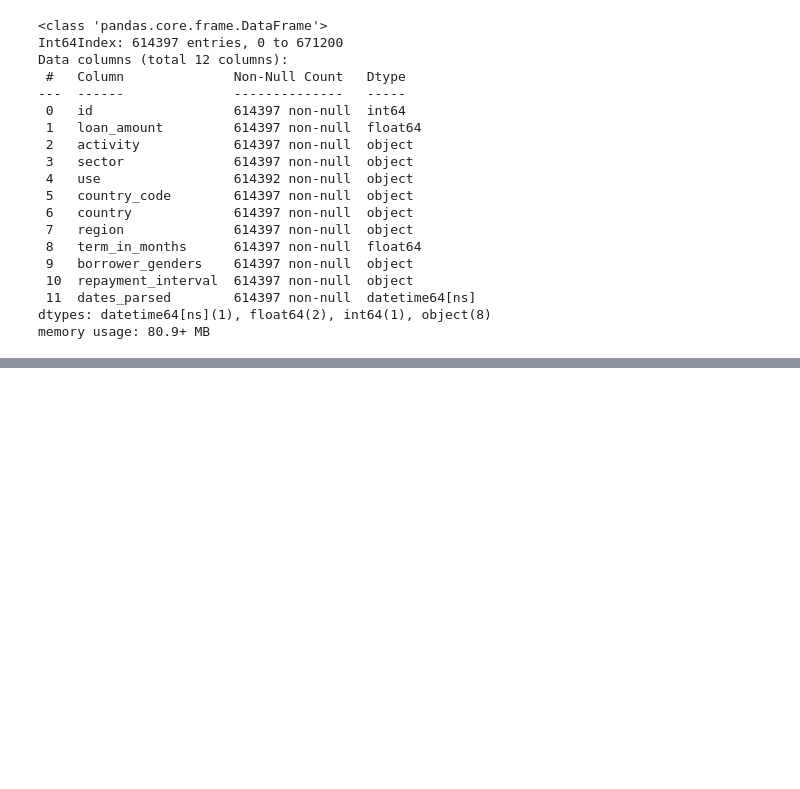
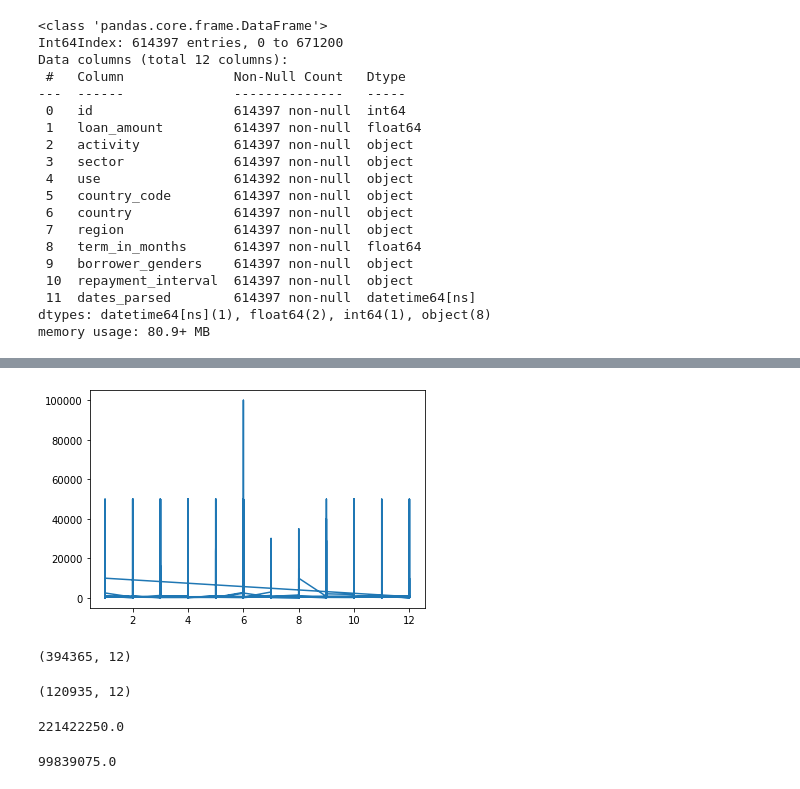
Before and after one commit to masterpython4ds/assignment-1-Alumasa, a Jupyter notebook: Kiva loans dataset.ipynb, the cells around one changed output, grey strips where cells are left out. Cells and saved outputs as stored; diff of their text form; code cells hidden in the pictures; blank space fills up the shorter version.

```diff
--- a/Kiva loans dataset.ipynb
+++ b/Kiva loans dataset.ipynb
@@ -268,0 +242,29 @@ month_of_loans = loans_data['dates_parsed'].dt.month
+# %%
+x = month_of_loans
+y= loans_data['loan_amount']
+plt.plot(x,y)
+plt.show()
+# %% [output]
+[figure, added]
+# %%
+#a DataFrame of Female borrowers:
+female = loans_data[loans_data.borrower_genders == 'female']
+female.shape
+# %% [output]
+(394365, 12)
+# %%
+#a DataFrame of male borrowers:
+male = loans_data[loans_data.borrower_genders == 'male']
+male.shape
+# %% [output]
+(120935, 12)
+# %%
+x = female.loan_amount.sum()
+print(x)
+# %% [output]
+221422250.0
+# %%
+y = male.loan_amount.sum()
+print(y)
+# %% [output]
+99839075.0
```
Also changed, not shown: parts of 16 cells of this notebook.
